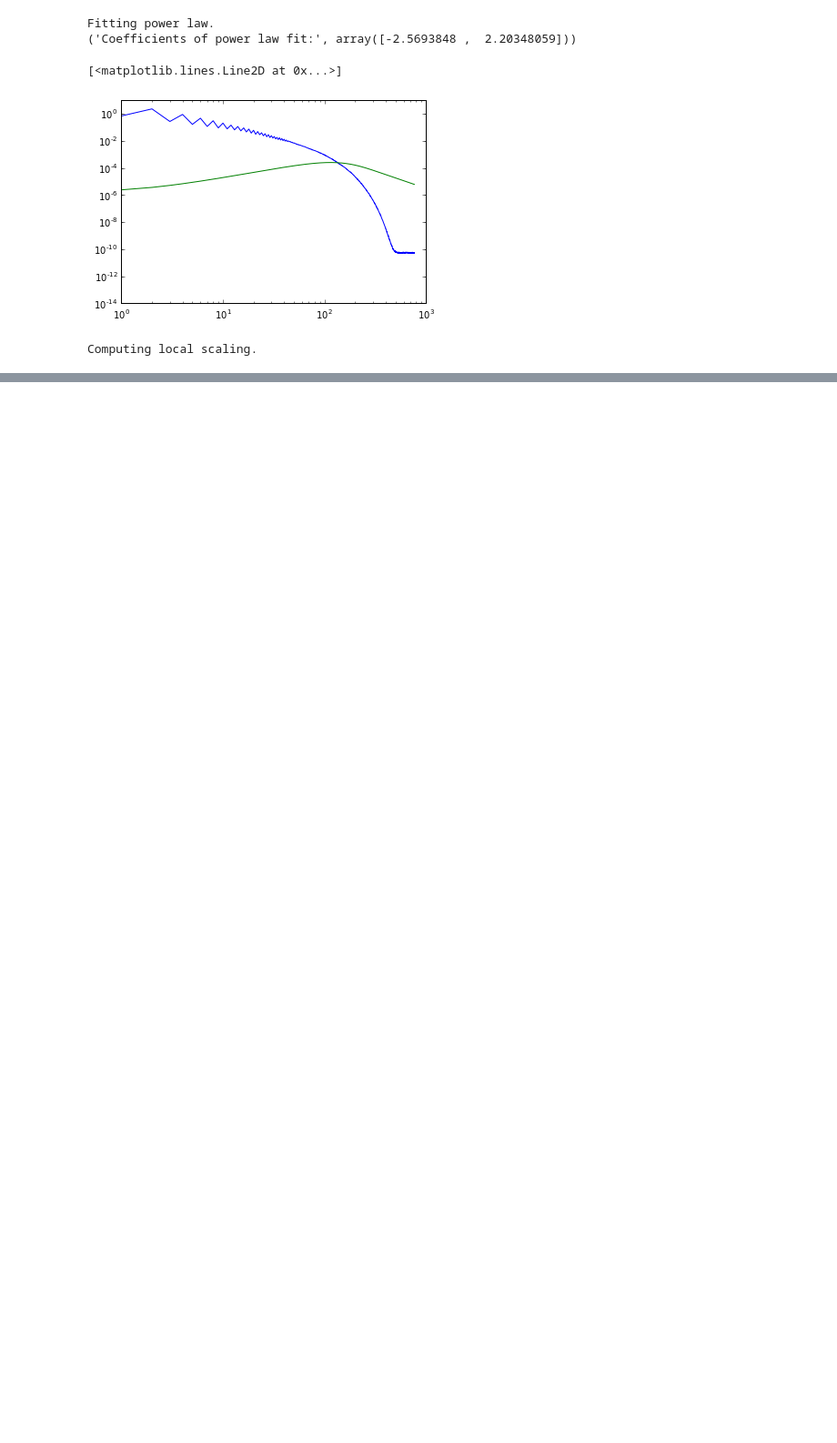
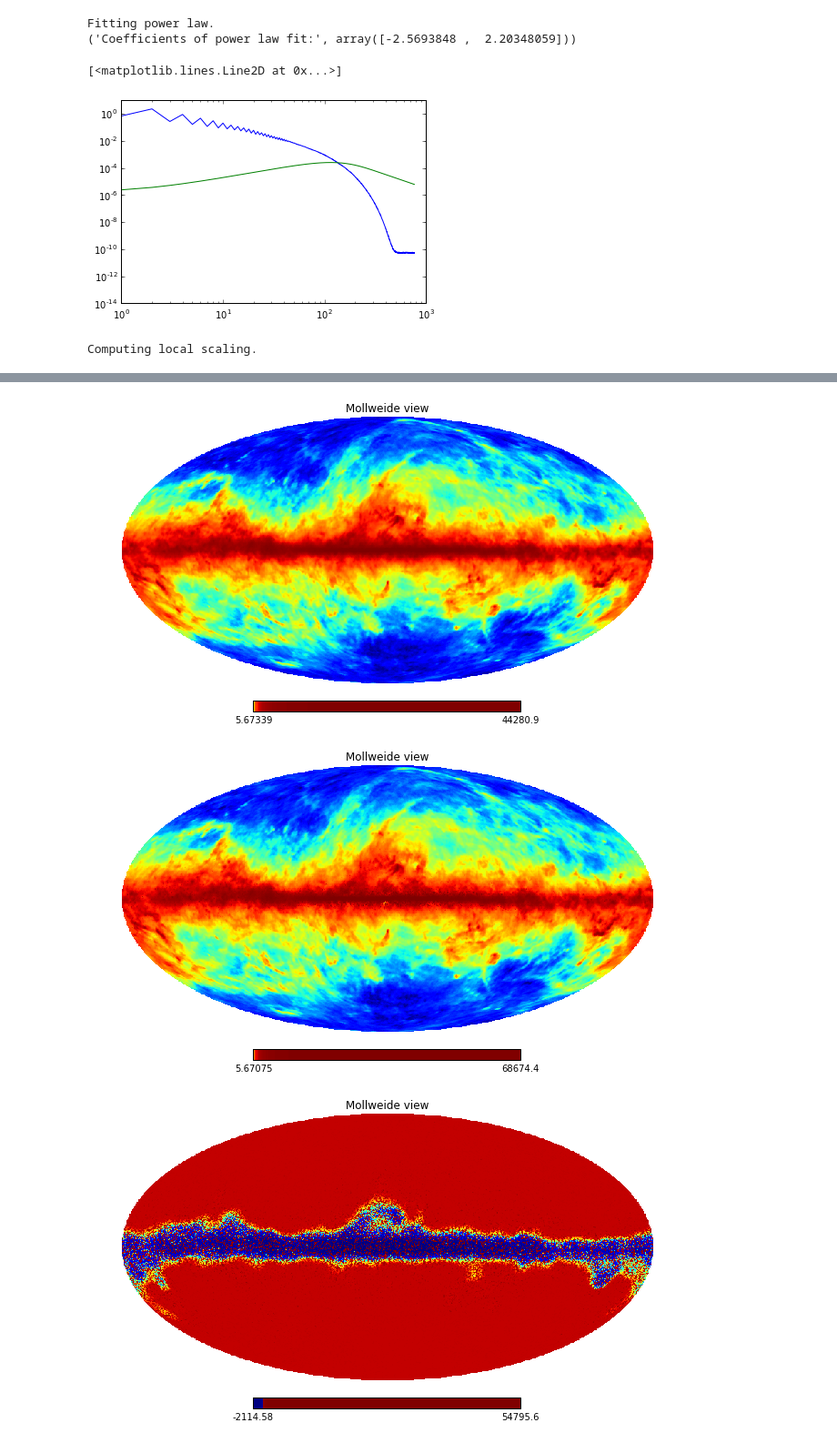
Before and after one commit to JulienPeloton/PySM, a Jupyter notebook: Untitled2.ipynb, the cells around one changed output, grey strips where cells are left out. Shown at 91% size. Saved outputs shown, nothing was run; the diff lists cells and outputs as text; code cells hidden in the pictures; blank space fills up the shorter version.

```diff
--- a/Untitled2.ipynb
+++ b/Untitled2.ipynb
@@ -214,0 +210,10 @@ print R_mean
+# %%
+d_g = hp.synfast(cl_pl,nside=nside_out,new=True)
+d_g_var = np.var(d_g)
+norm = np.min(map_in)/m_0
+#expon = R_mean/np.max(R_mean)-hp.smoothing(R_mean/np.max(R_mean),fwhm=(np.pi/180.))
+#R_fin = R_mean*(np.exp((expon)-1.))
+
+R_fin = np.copy(R_mean)
+
+parse_args = [norm,R_fin,d_g,d_g_var]
@@ -215,11 +242,5 @@ print R_mean
 # %%
-d_g = hp.synfast(cl_pl[1:],nside=nside_out,new=True)
-d_g_var = np.var(d_g)
-norm = np.min(map_in)/m_0
-parse_args = [norm,R_mean,d_g,d_g_var]
-    #Now minimize chi sq for the free parameter gamma.
-print('Minimizing chi squared')
-res = minimize(chi_sq,0.5,args=(cl_pl,pl_fit,lognormal_model,parse_args),method='Powell')
+res = minimize(chi_sq,20.,args=(cl_pl,pl_fit,lognormal_model,parse_args),method='Powell')
 d_ss = lognormal_model(res.x,parse_args)
 f = m_0*d_ss
 # %% [output]
@@ -246,3 +267,5 @@ Minimizing chi squared
+# %%
+map_ss = np.copy(f)
 # %%
 cl = hp.anafast(map_in)
 cl1 = hp.anafast(map_in+map_ss)
@@ -259,3 +282,11 @@ hp.mollview(map_in+map_ss)
 print('Writing new small scale map to '+file_out)
 
 hp.write_map(file_out,map_in+map_ss)
+# %%
+hp.mollview(map_in,norm='histo')
+hp.mollview(map_in+map_ss,norm='histo')
+hp.mollview(map_ss,norm='histo')
+# %% [output]
+[figure, added]
+[figure, added]
+[figure, added]
```
Also changed, not shown: parts of 11 cells of this notebook, 12 other files.
